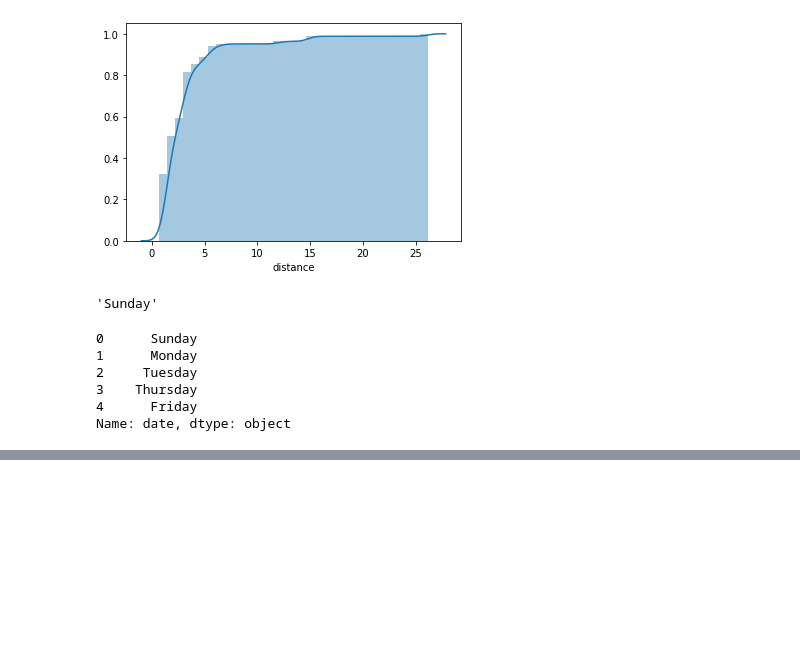
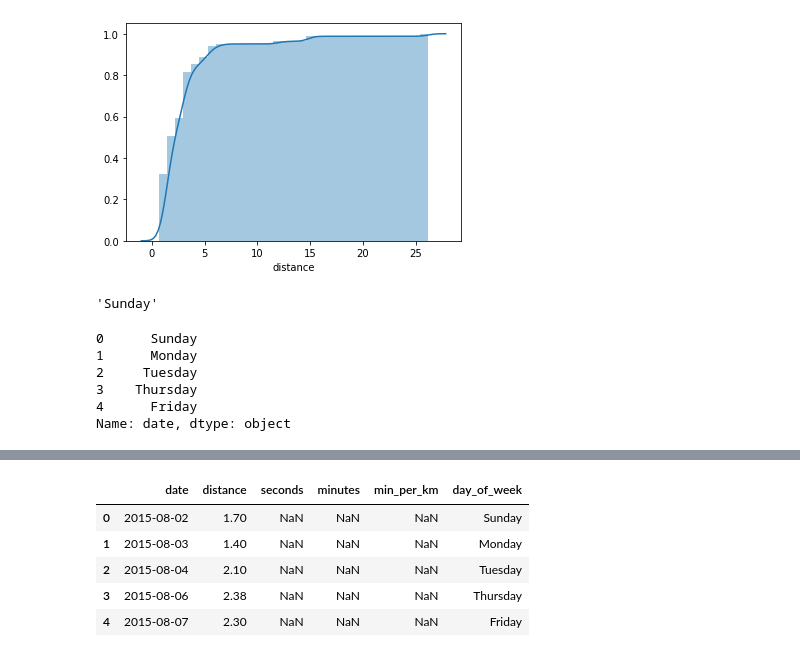
Before and after one commit to ralsouza/data_visualisation_matplotlib_seaborn, a Jupyter notebook: notebooks/03_exercices.ipynb, the cells around one changed output, grey strips where cells are left out. Drawn from its saved outputs; the diff is of its cells as text; code cells hidden in the pictures; blank space fills up the shorter version.

```diff
--- a/notebooks/03_exercices.ipynb
+++ b/notebooks/03_exercices.ipynb
@@ -112,0 +118,9 @@ df
+# %%
+df.head()
+# %% [output]
+|  | date | distance | seconds | minutes | min_per_km | day_of_week |
+| 0 | 2015-08-02 | 1.70 | NaN | NaN | NaN | Sunday |
+| 1 | 2015-08-03 | 1.40 | NaN | NaN | NaN | Monday |
+| 2 | 2015-08-04 | 2.10 | NaN | NaN | NaN | Tuesday |
+| 3 | 2015-08-06 | 2.38 | NaN | NaN | NaN | Thursday |
+| 4 | 2015-08-07 | 2.30 | NaN | NaN | NaN | Friday |
```
Also changed, not shown: parts of 6 cells of this notebook.
